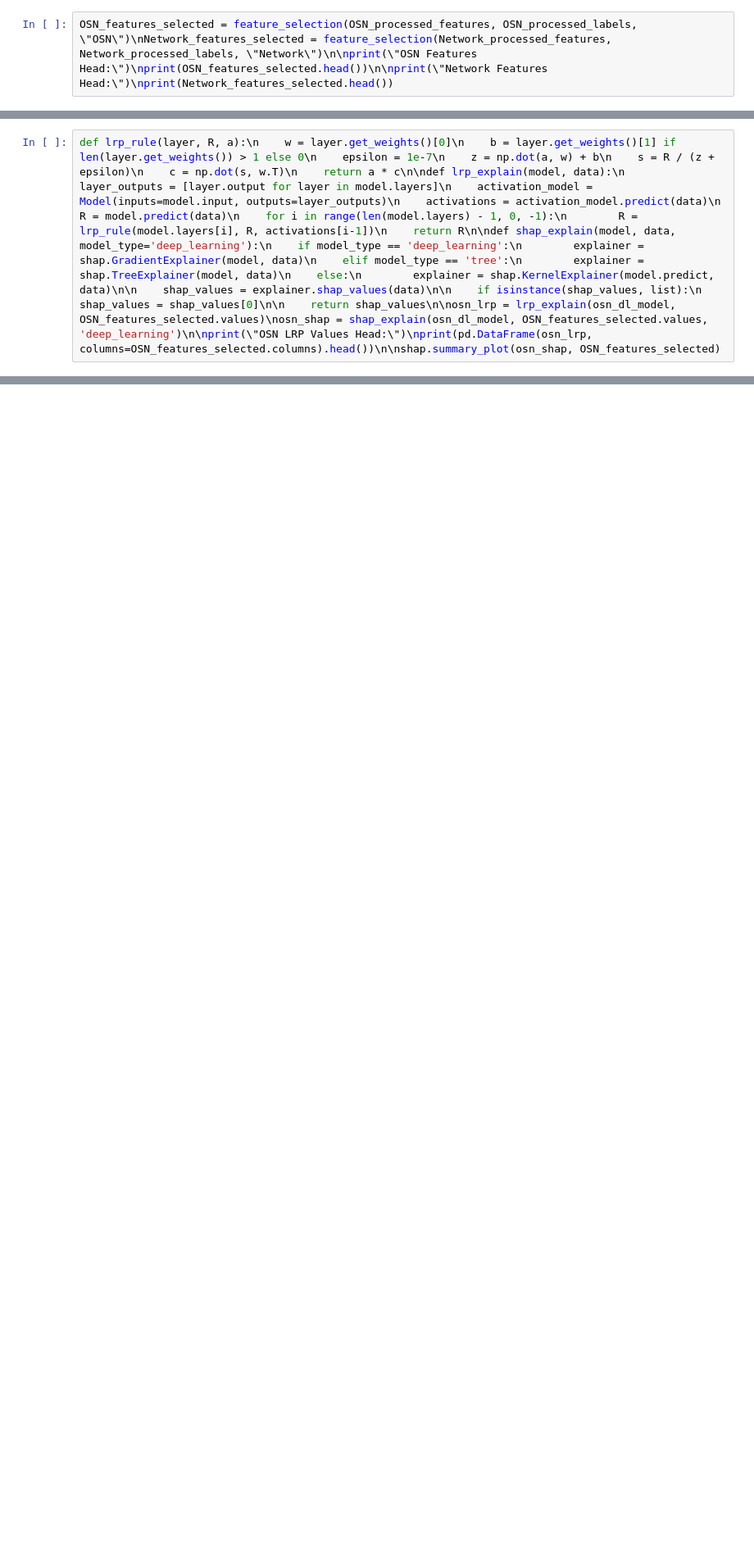
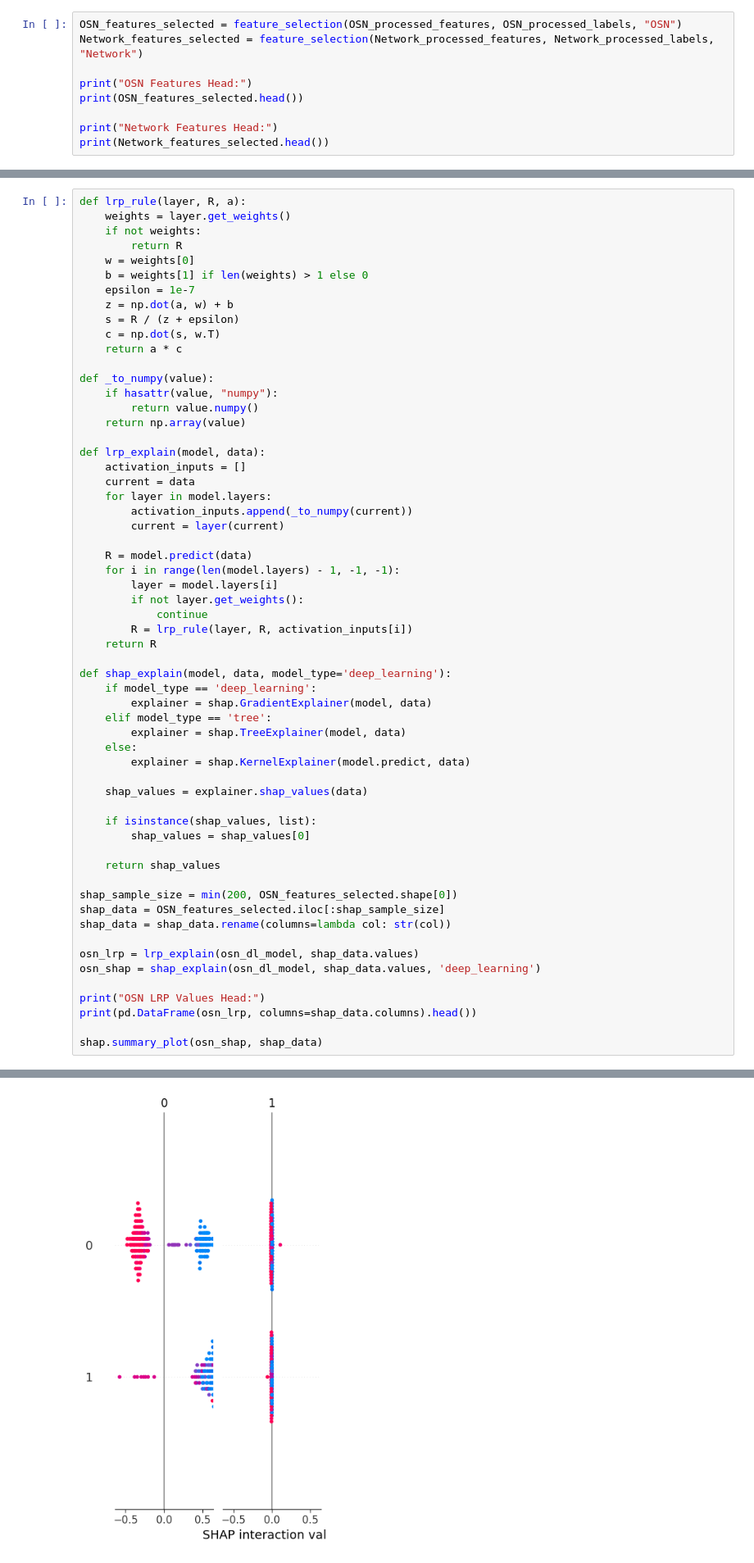
Before and after one commit to Hdiaktoros/NeuroGuardX, a Jupyter notebook: NeuroGuardX.ipynb, the cells around one changed output, grey strips where cells are left out. Shown at 82% size. Cells and saved outputs as stored; diff of their text form; blank space fills up the shorter version.

```diff
--- a/NeuroGuardX.ipynb
+++ b/NeuroGuardX.ipynb
@@ -23,2 +218,9 @@ def reduce_dimensionality(features, dataset_type):\n    numeric_features = featu
 # %%
-OSN_features_selected = feature_selection(OSN_processed_features, OSN_processed_labels, \"OSN\")\nNetwork_features_selected = feature_selection(Network_processed_features, Network_processed_labels, \"Network\")\n\nprint(\"OSN Features Head:\")\nprint(OSN_features_selected.head())\n\nprint(\"Network Features Head:\")\nprint(Network_features_selected.head())
+OSN_features_selected = feature_selection(OSN_processed_features, OSN_processed_labels, "OSN")
+Network_features_selected = feature_selection(Network_processed_features, Network_processed_labels, "Network")
+
+print("OSN Features Head:")
+print(OSN_features_selected.head())
+
+print("Network Features Head:")
+print(Network_features_selected.head())
@@ -29,4 +292,62 @@ def train_deep_learning_model(features, labels, dataset_type):\n    if features
 # %% [markdown]
 ## 4. Explainable AI
 # %%
-def lrp_rule(layer, R, a):\n    w = layer.get_weights()[0]\n    b = layer.get_weights()[1] if len(layer.get_weights()) > 1 else 0\n    epsilon = 1e-7\n    z = np.dot(a, w) + b\n    s = R / (z + epsilon)\n    c = np.dot(s, w.T)\n    return a * c\n\ndef lrp_explain(model, data):\n    layer_outputs = [layer.output for layer in model.layers]\n    activation_model = Model(inputs=model.input, outputs=layer_outputs)\n    activations = activation_model.predict(data)\n    R = model.predict(data)\n    for i in range(len(model.layers) - 1, 0, -1):\n        R = lrp_rule(model.layers[i], R, activations[i-1])\n    return R\n\ndef shap_explain(model, data, model_type='deep_learning'):\n    if model_type == 'deep_learning':\n        explainer = shap.GradientExplainer(model, data)\n    elif model_type == 'tree':\n        explainer = shap.TreeExplainer(model, data)\n    else:\n        explainer = shap.KernelExplainer(model.predict, data)\n\n    shap_values = explainer.shap_values(data)\n\n    if isinstance(shap_values, list):\n        shap_values = shap_values[0]\n\n    return shap_values\n\nosn_lrp = lrp_explain(osn_dl_model, OSN_features_selected.values)\nosn_shap = shap_explain(osn_dl_model, OSN_features_selected.values, 'deep_learning')\n\nprint(\"OSN LRP Values Head:\")\nprint(pd.DataFrame(osn_lrp, columns=OSN_features_selected.columns).head())\n\nshap.summary_plot(osn_shap, OSN_features_selected)
+def lrp_rule(layer, R, a):
+    weights = layer.get_weights()
+    if not weights:
+        return R
+    w = weights[0]
+    b = weights[1] if len(weights) > 1 else 0
+    epsilon = 1e-7
+    z = np.dot(a, w) + b
+    s = R / (z + epsilon)
+    c = np.dot(s, w.T)
+    return a * c
+
+def _to_numpy(value):
+    if hasattr(value, "numpy"):
+        return value.numpy()
+    return np.array(value)
+
+def lrp_explain(model, data):
+    activation_inputs = []
+    current = data
+    for layer in model.layers:
+        activation_inputs.append(_to_numpy(current))
+        current = layer(current)
+
+    R = model.predict(data)
+    for i in range(len(model.layers) - 1, -1, -1):
+        layer = model.layers[i]
+        if not layer.get_weights():
+            continue
+        R = lrp_rule(layer, R, activation_inputs[i])
+    return R
+
+def shap_explain(model, data, model_type='deep_learning'):
+    if model_type == 'deep_learning':
+        explainer = shap.GradientExplainer(model, data)
+    elif model_type == 'tree':
+        explainer = shap.TreeExplainer(model, data)
+    else:
+        explainer = shap.KernelExplainer(model.predict, data)
+
+    shap_values = explainer.shap_values(data)
+
+    if isinstance(shap_values, list):
+        shap_values = shap_values[0]
+
+    return shap_values
+
+shap_sample_size = min(200, OSN_features_selected.shape[0])
+shap_data = OSN_features_selected.iloc[:shap_sample_size]
+shap_data = shap_data.rename(columns=lambda col: str(col))
+
+osn_lrp = lrp_explain(osn_dl_model, shap_data.values)
+osn_shap = shap_explain(osn_dl_model, shap_data.values, 'deep_learning')
+
+print("OSN LRP Values Head:")
+print(pd.DataFrame(osn_lrp, columns=shap_data.columns).head())
+
+shap.summary_plot(osn_shap, shap_data)
+# %% [output]
@@ -33,2 +368,3 @@ def lrp_rule(layer, R, a):\n    w = layer.get_weights()[0]\n    b = layer.get_we
+[figure, added]
 # %% [markdown]
 ## 5. Conclusion
```
Also changed, not shown: parts of 13 cells of this notebook.
